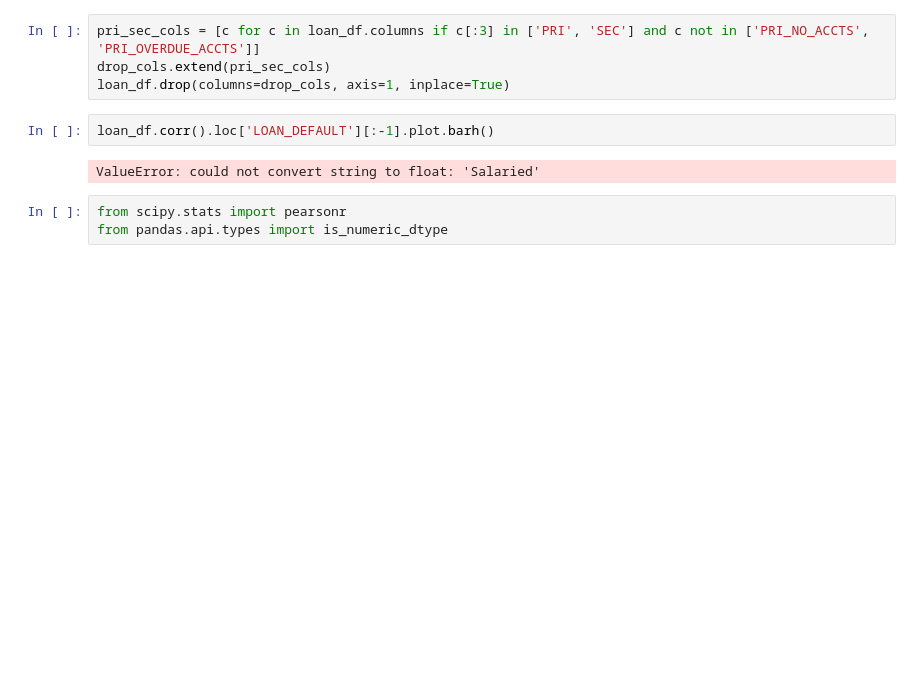
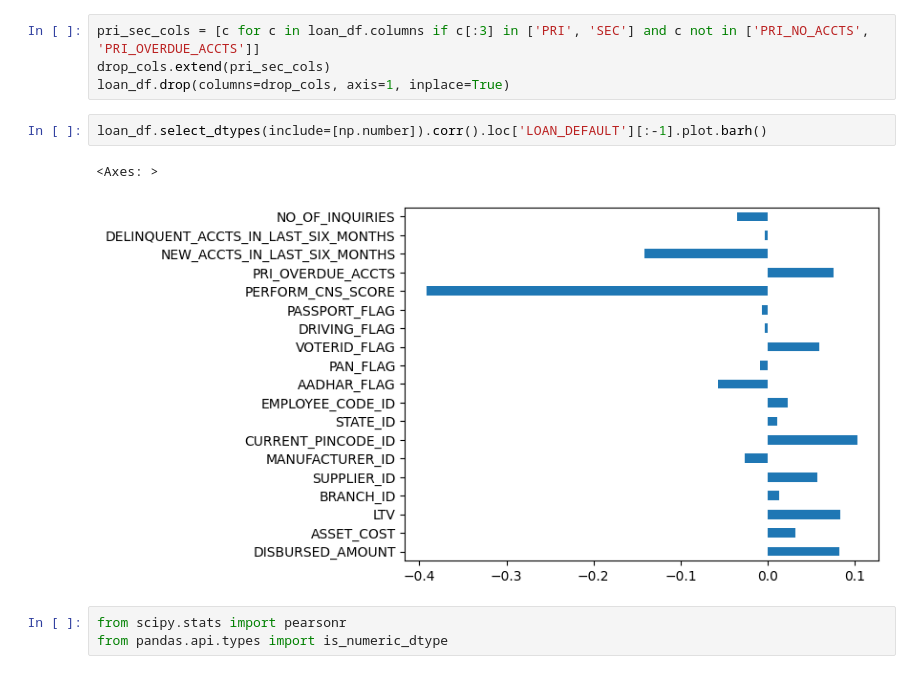
Before and after one commit to gathara66david/-Preparing-for-Machine-Learning-Feature-Selection-Feature-Engineering-and-Dimensionality-Reduction, a Jupyter notebook: feature selection.ipynb, the cells around one changed output. Cells and saved outputs as stored; diff of their text form; blank space fills up the shorter version.

```diff
--- a/feature selection.ipynb
+++ b/feature selection.ipynb
@@ -21,9 +19,10 @@ pri_sec_cols = [c for c in loan_df.columns if c[:3] in ['PRI', 'SEC'] and c not
 drop_cols.extend(pri_sec_cols)
 loan_df.drop(columns=drop_cols, axis=1, inplace=True)
 # %%
-loan_df.corr().loc['LOAN_DEFAULT'][:-1].plot.barh()
+loan_df.select_dtypes(include=[np.number]).corr().loc['LOAN_DEFAULT'][:-1].plot.barh()
 # %% [output]
-ValueError: could not convert string to float: 'Salaried'
+<Axes: >
+[figure, added]
 # %%
 from scipy.stats import pearsonr
 from pandas.api.types import is_numeric_dtype
```
Also changed, not shown: parts of 28 cells of this notebook, 1 other file.
